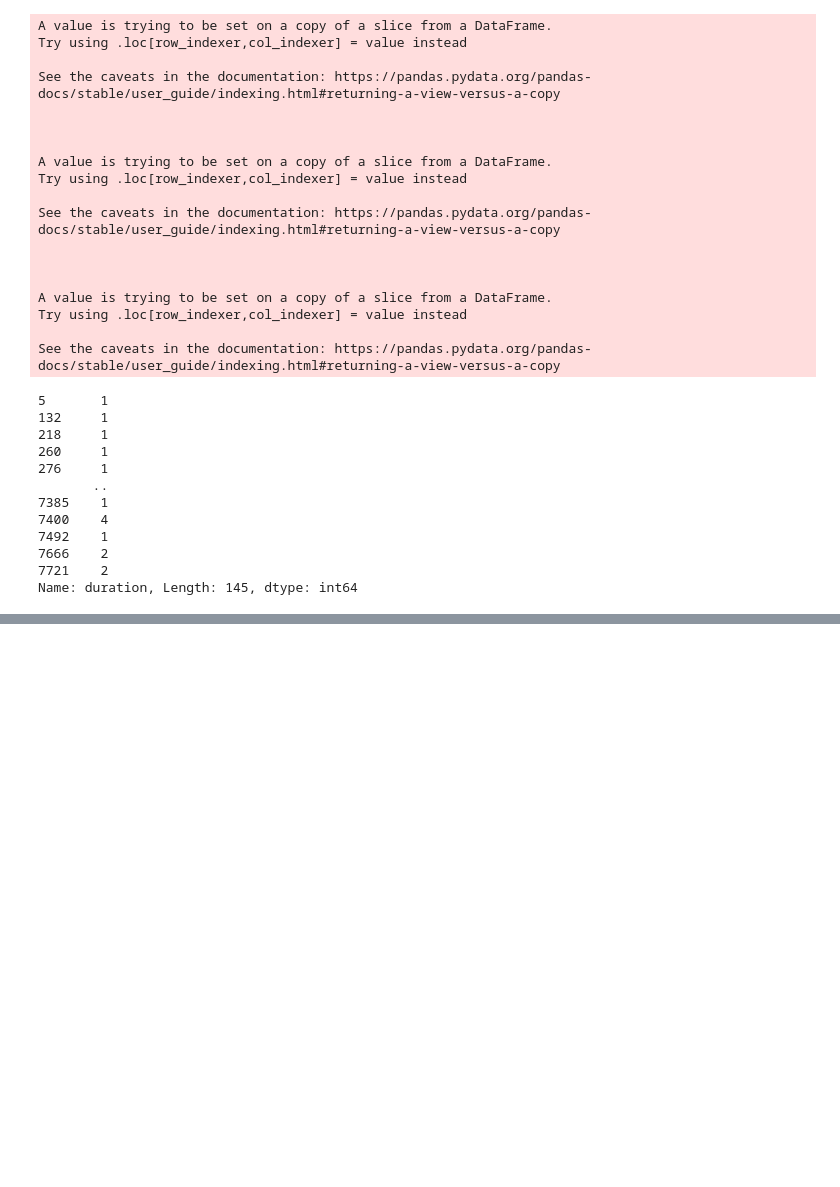
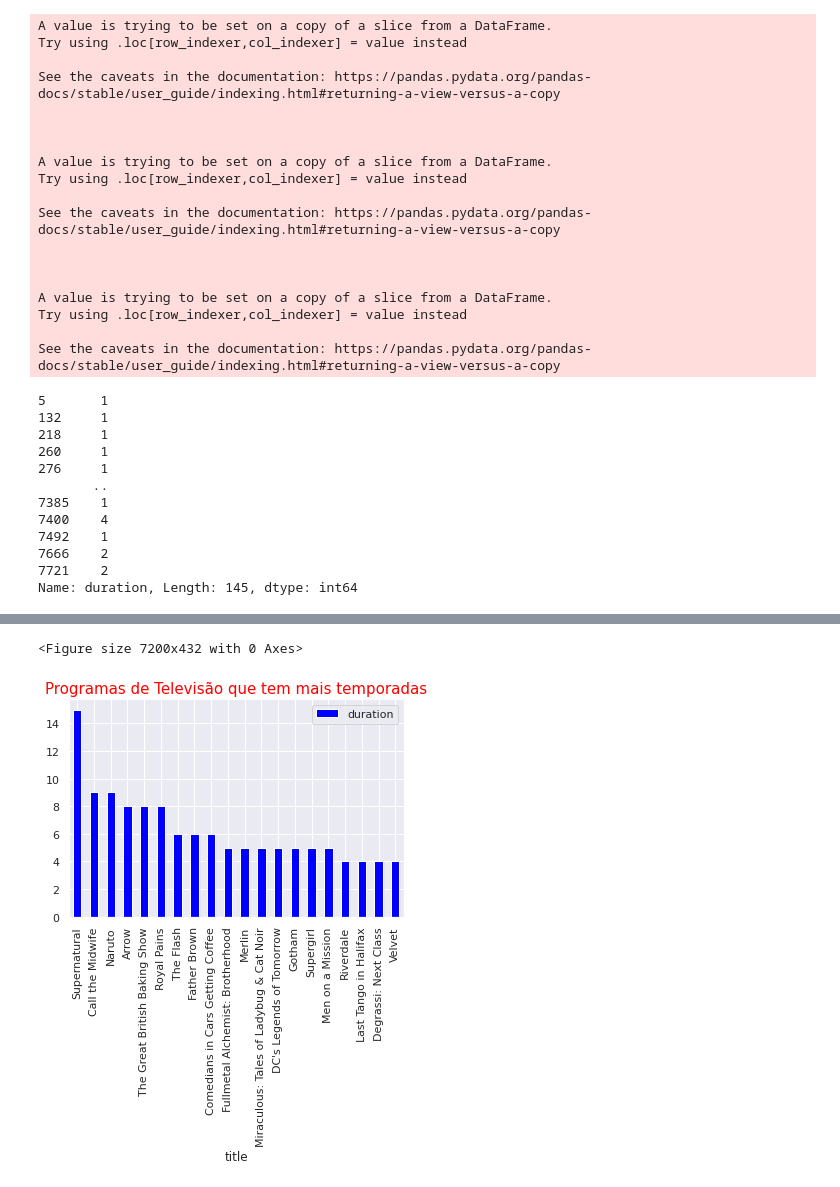
Before and after one commit to EddyGiusepe/Sistema_RECOMENDACION_Netflix, a Jupyter notebook: Netflix_RECOMMENDATION.ipynb, the cells around one changed output, grey strips where cells are left out. Cells and saved outputs as stored; diff of their text form; code cells hidden in the pictures; blank space fills up the shorter version.

```diff
--- a/Netflix_RECOMMENDATION.ipynb
+++ b/Netflix_RECOMMENDATION.ipynb
@@ -572,0 +571,13 @@ Name: duration, Length: 145, dtype: int64
+# %%
+# Aqui vamos a extrair os Títulos dos programas de Televisão e seu número de temporadas
+
+#Extraímos as seguintes colunas
+columns = ["title", "duration"]
+tv_shows = tv_df[columns]
+# %%
+# sort the DataFrame by number of seasons
+tv_shows = tv_shows.sort_values(by = "duration", ascending = False)   # tv_shows.shape ==> (145, 2)
+
+# tv_shows
+top20 = tv_shows[0:20]
+top20
@@ -572,0 +602,9 @@ Name: duration, Length: 145, dtype: int64
+# %%
+# A seguir visualizamos a análise anterior:
+
+plt.figure(figsize = (100, 6))
+top20.plot(kind = "bar", x = "title", y = "duration", color = "blue")
+plt.title("Programas de Televisão que tem mais temporadas", fontsize = 15, color = "red");
+# %% [output]
+<Figure size 7200x432 with 0 Axes>
+[figure, added]
```
Also changed, not shown: parts of 2 cells of this notebook.
